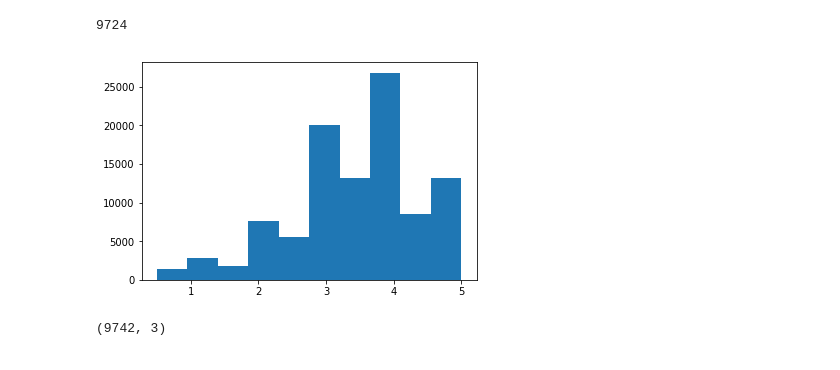
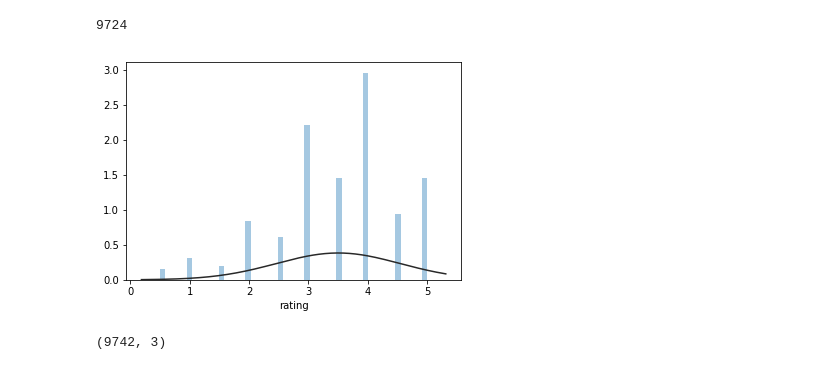
Before and after one commit to polakowo/mlprojects, a Jupyter notebook: movielens-collab-filtering/movielens-collab-filtering.ipynb, the cells around one changed output. Cells and saved outputs as stored; diff of their text form; code cells hidden in the pictures.

```diff
--- a/movielens-collab-filtering/movielens-collab-filtering.ipynb
+++ b/movielens-collab-filtering/movielens-collab-filtering.ipynb
@@ -55,10 +55,12 @@ ratings_df['userId'].nunique()
 ratings_df['movieId'].nunique()
 # %% [output]
 9724
-# %%
-ratings_df['rating'].hist(grid=False);
-# %% [output]
-[figure, removed]
+# %%
+from scipy.stats import norm
+
+sns.distplot(ratings_df['rating'], fit=norm, kde=False);
+# %% [output]
+[figure, added]
 # %%
 movies_df = pd.read_csv(path/'ml-latest-small'/'ml-latest-small'/'movies.csv')
 print(movies_df.shape)
```
Also changed, not shown: parts of 3 cells of this notebook.
